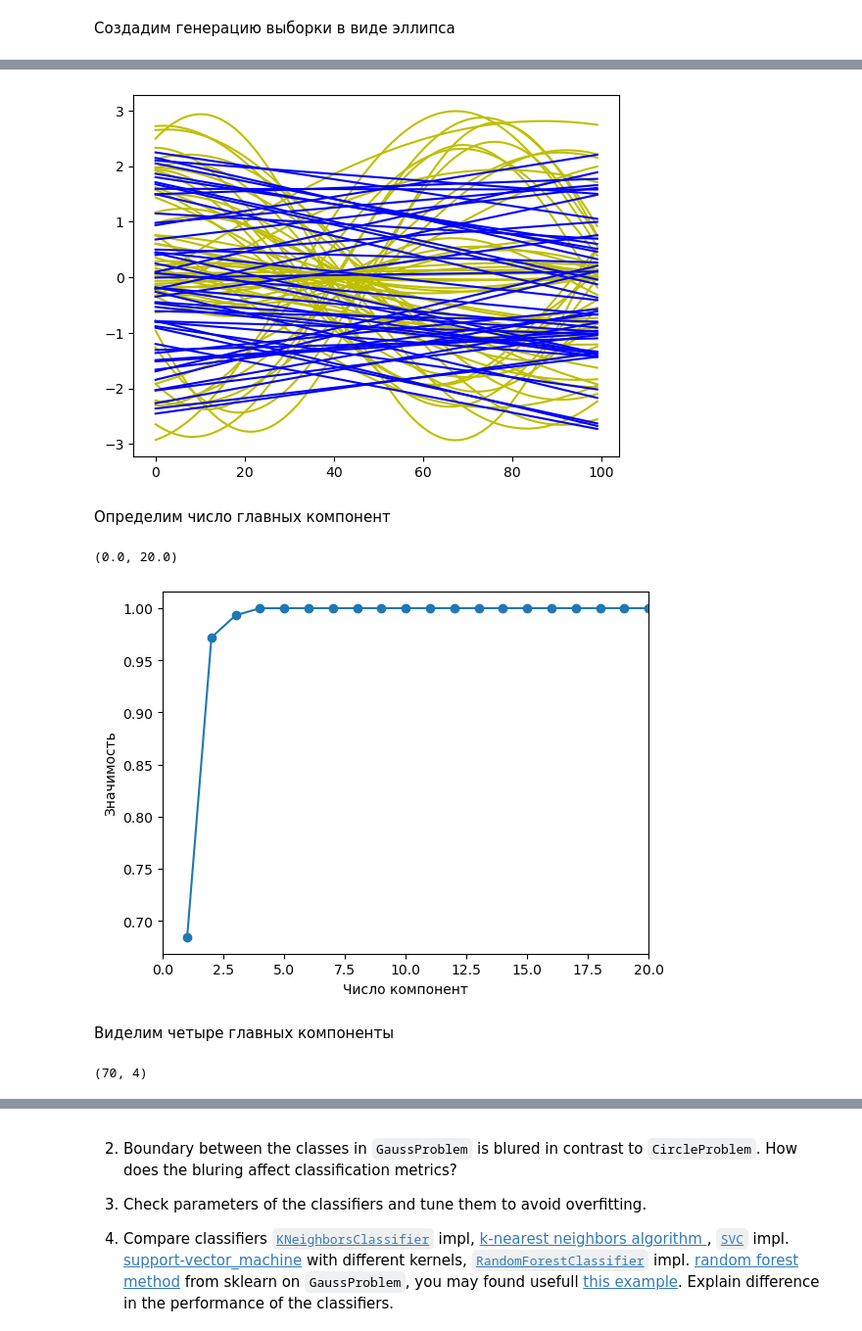
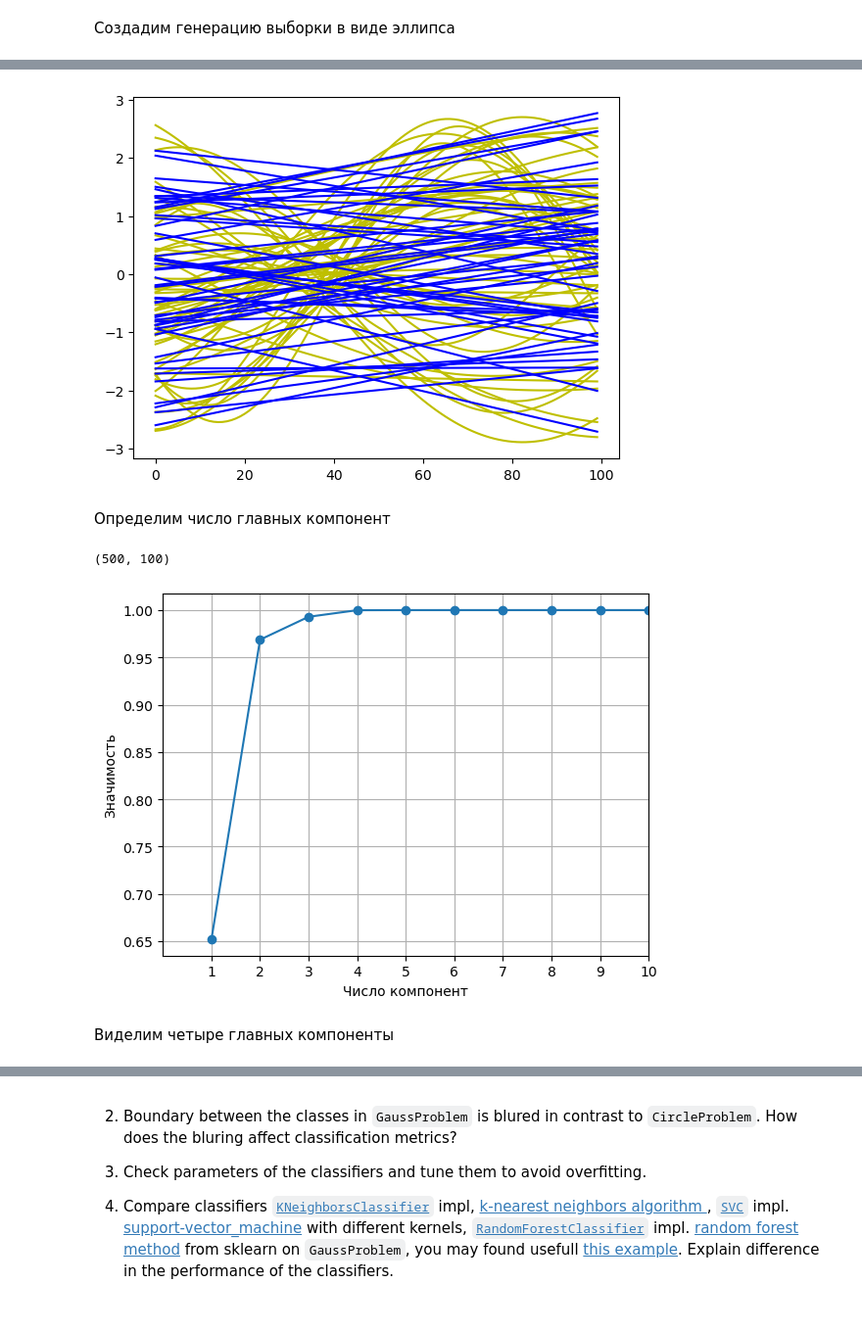
Before and after one commit to EHAT32/mlInPhysics, a Jupyter notebook: lab2.ipynb, the cells around one changed output, grey strips where cells are left out. Shown at 98% size. Saved outputs shown, nothing was run; the diff lists cells and outputs as text; code cells hidden in the pictures.

```diff
--- a/lab2.ipynb
+++ b/lab2.ipynb
@@ -78,14 +78,14 @@ The area under the ROC curve is also used to compare different classifiers.
 # %%
 def visualize(x=None, y=None, y_predicted=None, axis=None):
     nitems = x.shape[0]
-    # assert y.shape == (nitems,)
-    # assert x.ndim == 2
+    assert y.shape == (nitems,)
+    assert x.ndim == 2
 
-    # if y_predicted is not None:
-    #     assert y_predicted.shape == y.shape
-    #     wrong_predictions = y!=y_predicted
-    # else:
-    wrong_predictions = slice(0)
+    if y_predicted is not None:
+        assert y_predicted.shape == y.shape
+        wrong_predictions = y!=y_predicted
+    else:
+        wrong_predictions = slice(0)
 
     if axis is None:
         _fig, axis = plt.subplots()
@@ -445,13 +445,13 @@ class EllipseProblem(TestProblem):
 # %%
 problem = EllipseProblem(center=(0.5, 0.5), a = 0.4, b = 0.25, angle=np.pi/6)
 n = 1000
-feature_num = 100
+feature_num = 2
 x, y = problem.sample(n, feature_num)
-visualize(x[:,:2], y[:,0])
+visualize(x, y)
+print(y.shape)
+x_train = x[:int(n*0.7)]
+y_train = y[:int(n*0.7)]
 
-x_train = x[:int(n*0.7),:]
-y_train = y[:int(n*0.7),:]
-
-x_test = x[int(n*0.7):,:]
-y_test = y[int(n*0.7):,:]
+x_test = x[int(n*0.7):]
+y_test = y[int(n*0.7):]
 # %% [output]
@@ -510,36 +511,39 @@ problem = FunctionProblem(N=100)
 problem.visualize(100)
 plt.show()
 # %% [output]
-[figure, old version]
+[figure, new version]
 # %%
 from sklearn.decomposition import PCA
 # %%
-x, y = problem.sample(100)
-x_train = x[:int(100*0.7)]
-y_train = y[:int(100*0.7)]
+nitems = 500
+x, y = problem.sample(nitems)
+x_train = x[:int(nitems*0.7)]
+y_train = y[:int(nitems*0.7)]
 
-x_test = x[int(100*0.7):]
-y_test = y[int(100*0.7):]
+x_test = x[int(nitems*0.7):]
+y_test = y[int(nitems*0.7):]
 # %% [markdown]
 Определим число главных компонент
 # %%
 feat_num = x.shape[1]
+print(x.shape)
 var_ratio = np.zeros(feat_num)
 for num in np.arange(1, feat_num + 1):
     pca = PCA(num)
     pca.fit(x)
     var_ratio[num - 1] = np.sum(pca.explained_variance_ratio_)
+# %% [output]
+(500, 100)
 # %%
+fig, ax = plt.subplots()
 plt.plot(np.arange(1, feat_num + 1), var_ratio, '-o')
 plt.xlabel('Число компонент')
 plt.ylabel('Значимость')
-plt.xlim(0, 20)
+x_lim = 10
+plt.xlim(0, x_lim)
+ax.set_xticks(np.arange(1,x_lim+1))
+plt.grid()
 # %% [output]
-(0.0, 20.0)
-[figure, old version]
+[figure, new version]
 # %% [markdown]
 Виделим четыре главных компоненты
-# %%
-pca_x = PCA(n_components=4).fit_transform(x_train)
-# %% [output]
-(70, 4)
```
Also changed, not shown: parts of 13 cells of this notebook.
